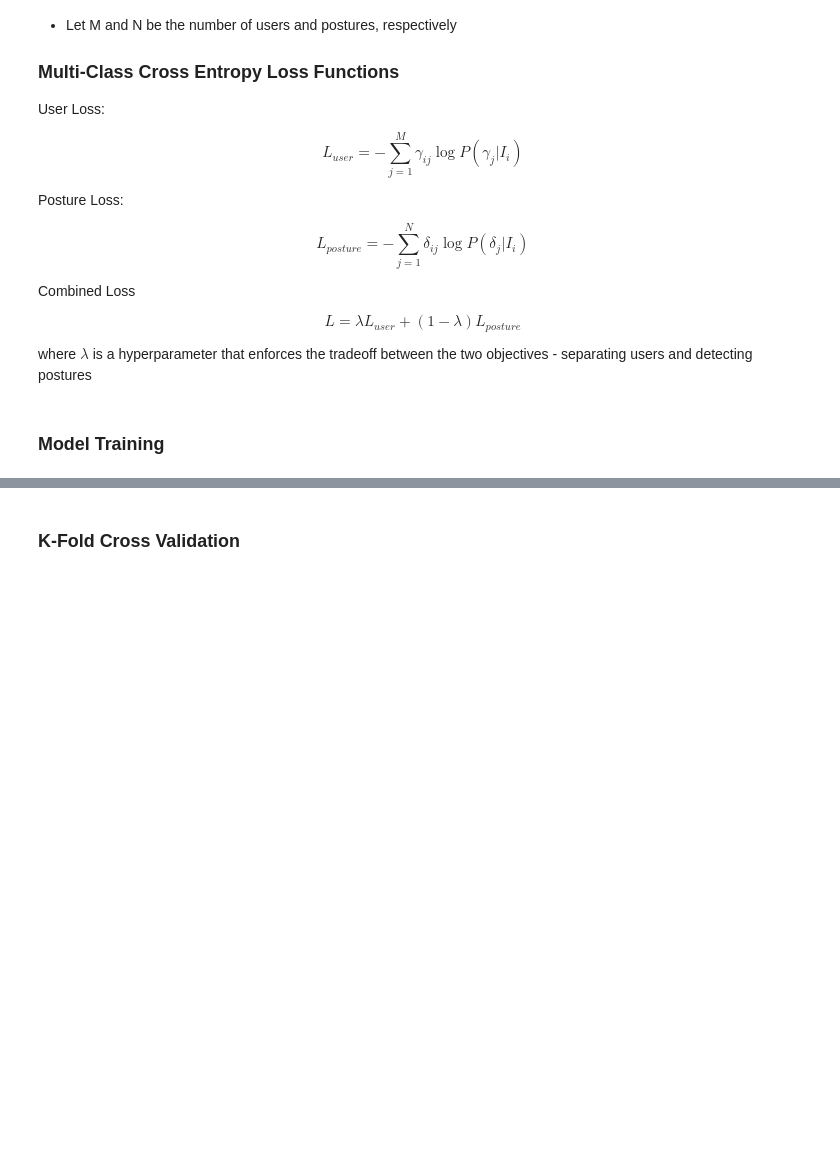
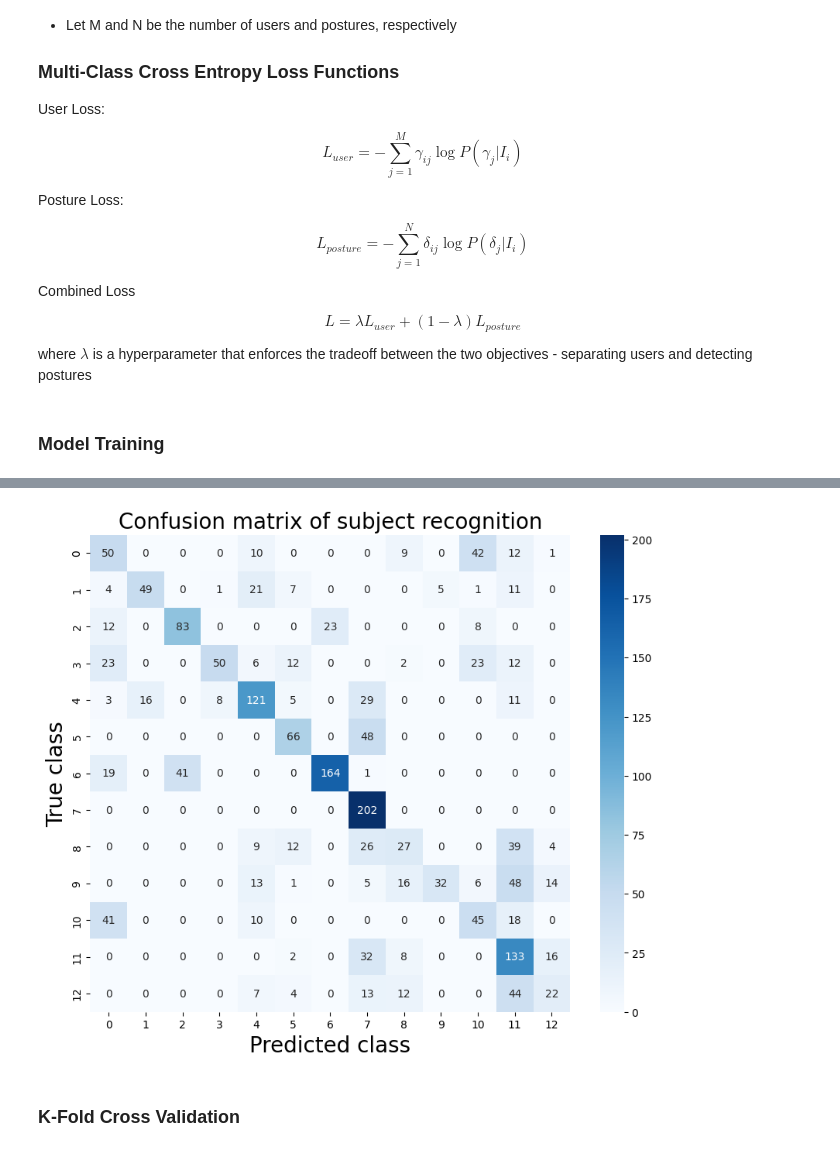
Before and after one commit to sofiapopetrogu/HDA, a Jupyter notebook: hda_project_new.ipynb, the cells around one changed output, grey strips where cells are left out. Cells and saved outputs as stored; diff of their text form; code cells hidden in the pictures; blank space fills up the shorter version.

```diff
--- a/hda_project_new.ipynb
+++ b/hda_project_new.ipynb
@@ -602,3 +648,17 @@ model_performance
+# %%
+subject_cm = confusion_matrix(y_true=label_s_true, y_pred=y_pred_subject)
+
+fig = plt.figure(figsize=(10, 8))
+ax = plt.subplot()
+sns.heatmap(subject_cm, annot=True, ax = ax, fmt = 'g',cmap='Blues')
+
+# labels, title and ticks
+ax.set_xlabel('Predicted class', fontsize=20)
+ax.set_ylabel('True class', fontsize=20)
+plt.title('Confusion matrix of subject recognition', fontsize=20)
+plt.show()
+# %% [output]
+[figure, added]
 # %% [markdown]
 ### K-Fold Cross Validation
 # %%
```
Also changed, not shown: parts of 8 cells of this notebook.
